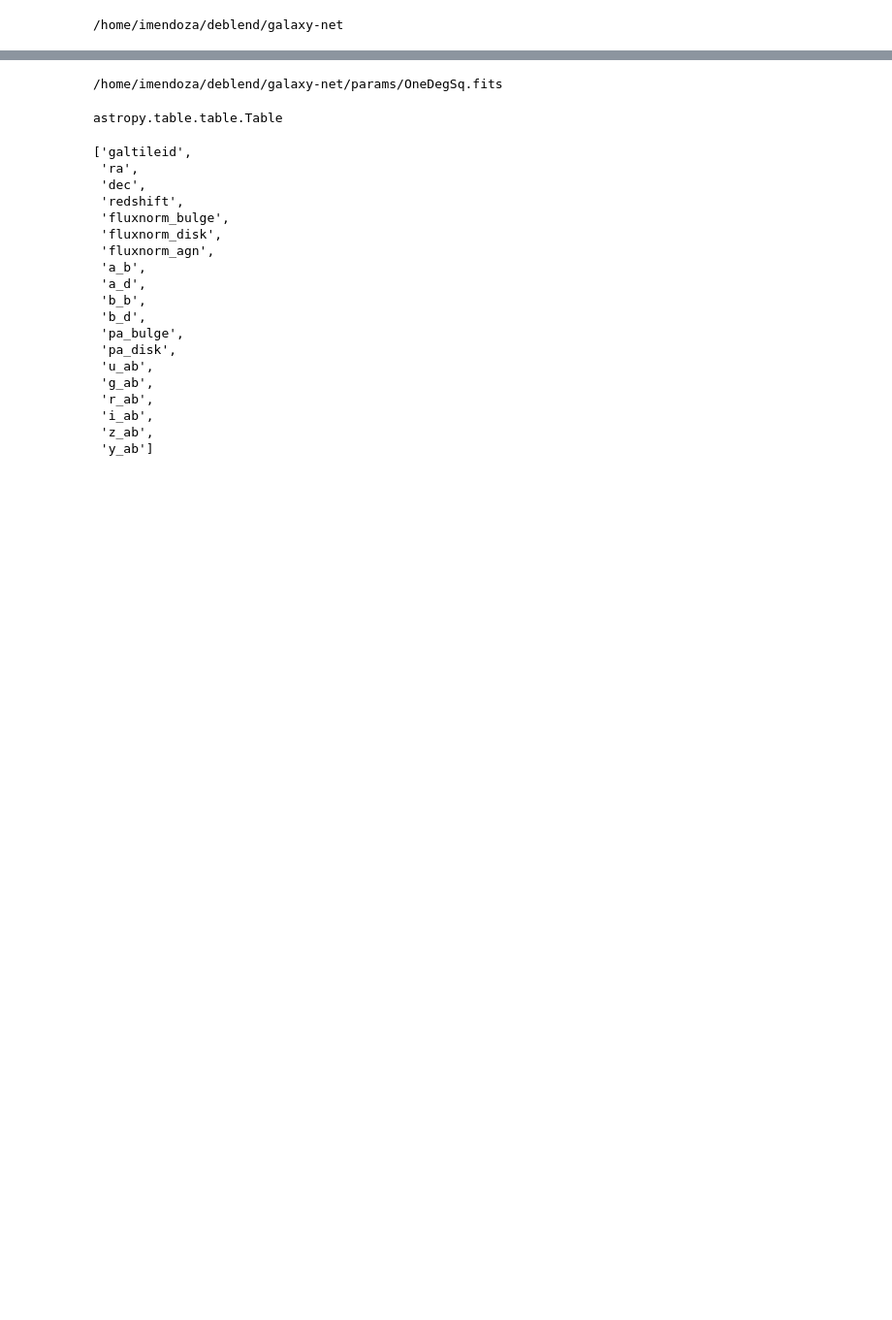
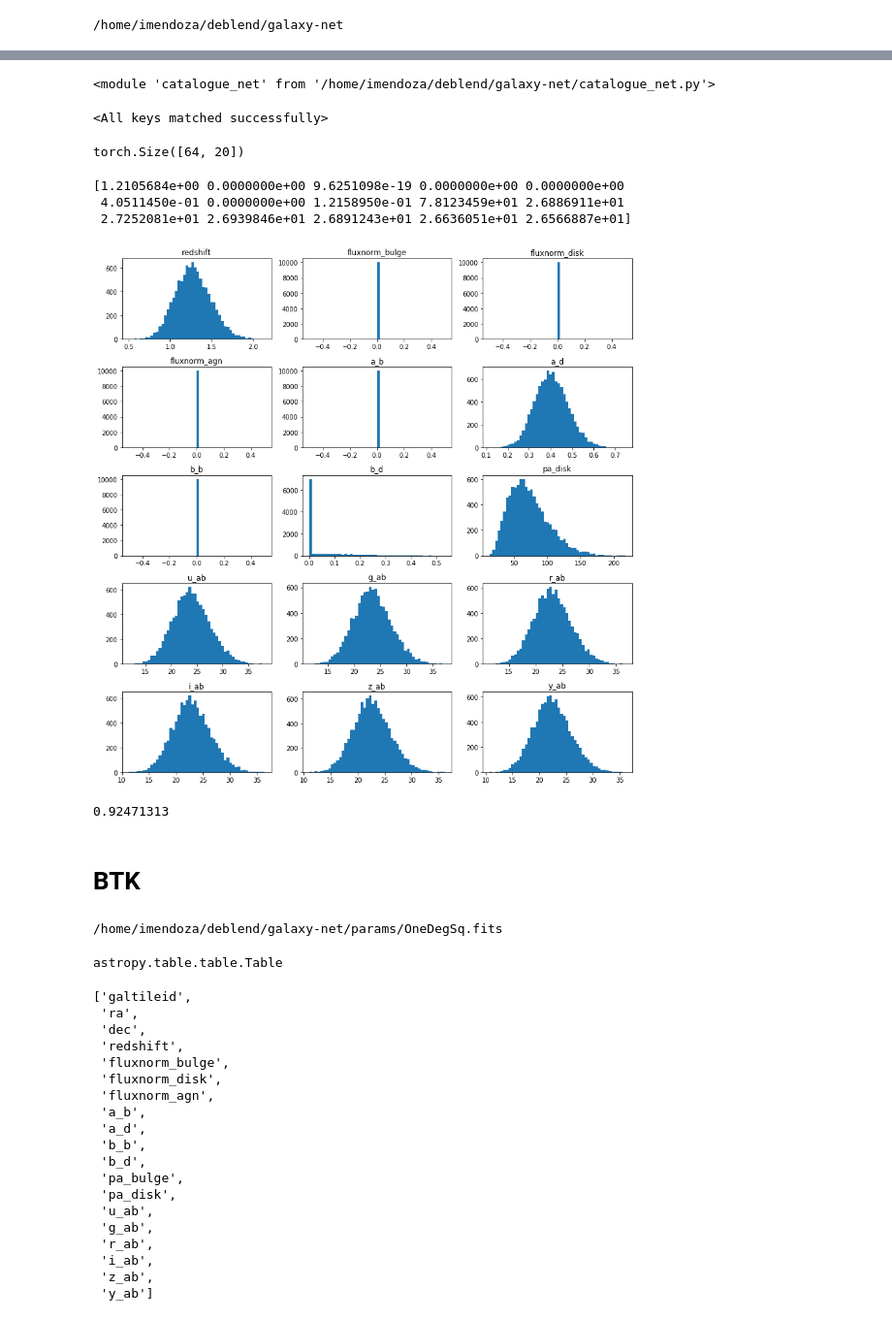
Before and after one commit to prob-ml/bliss, a Jupyter notebook: notebooks/catsim-galaxies.ipynb, the cells around one changed output, grey strips where cells are left out. Shown at 97% size. Drawn from its saved outputs; the diff is of its cells as text; code cells hidden in the pictures; blank space fills up the shorter version.

```diff
--- a/notebooks/catsim-galaxies.ipynb
+++ b/notebooks/catsim-galaxies.ipynb
@@ -15,0 +43,16 @@ print(os.getcwd())
+# %%
+import catalogue_net
+import datasets
+import torch
+import train_catalogue
+from torch.distributions import Normal
+reload(catalogue_net)
+# %% [output]
+<module 'catalogue_net' from '/home/imendoza/deblend/galaxy-net/catalogue_net.py'>
+# %%
+ds = datasets.CatsimData()
+vae = catalogue_net.CatalogueNet(ds.num_params, latent_dim=50)
+train_module = train_catalogue.TrainCatalogue(latent_dim=50)
+vae.load_state_dict(torch.load("/home/imendoza/deblend/galaxy-net/data/test_cat2/params/vae_params_90.dat"))
+# %% [output]
+<All keys matched successfully>
@@ -16,3 +62,44 @@ print(os.getcwd())
+# %%
+for sample in train_module.train_loader:
+    break
+sample.shape #just to see how the size is formatted.
+z_mean, z_var = vae.enc.forward(sample.cuda())  # shape = [nsamples, latent_dim]
+q_z = Normal(z_mean, z_var.sqrt())
+z = q_z.rsample()
+z.shape
+# %% [output]
+torch.Size([64, 20])
+# %%
+# z_mean, z_var = vae.enc.forward(data)
+samples = []
+for i in range(10000):
+    p_z = Normal(vae.zero, vae.one)
+    z = p_z.rsample(torch.Size([vae.latent_dim])).view(1,50)
+    recon_mean, recon_var = vae.dec.forward(z)
+    samples.append(recon_mean)
+# %%
+print(ds[5])
+# %% [output]
+[1.2105684e+00 0.0000000e+00 9.6251098e-19 0.0000000e+00 0.0000000e+00
+ 4.0511450e-01 0.0000000e+00 1.2158950e-01 7.8123459e+01 2.6886911e+01
+ 2.7252081e+01 2.6939846e+01 2.6891243e+01 2.6636051e+01 2.6566887e+01]
+# %%
+fig,axes = plt.subplots(ncols=3, nrows=5, figsize=(12,12))
+axs = axes.flatten()
+for i, param in enumerate(ds.param_names):
+    ax = axs[i]
+    param_vals = [sample.cpu().detach().numpy()[0][i] for sample in samples]
+    ax.set_title(param)
+    ax.hist(param_vals, bins=50)
+plt.tight_layout()
+# %% [output]
+[figure, added]
+# %%
+samples[0].cpu().detach().numpy()[0][0]
+# %% [output]
+0.92471313
+# %% [markdown]
+# BTK
 # %%
 def new_center_shift(Args, number_of_objects):
     """Shift galaxy centers with a value drawn from a normal distribution with
```
Also changed, not shown: parts of 6 cells of this notebook, 7 other files.
